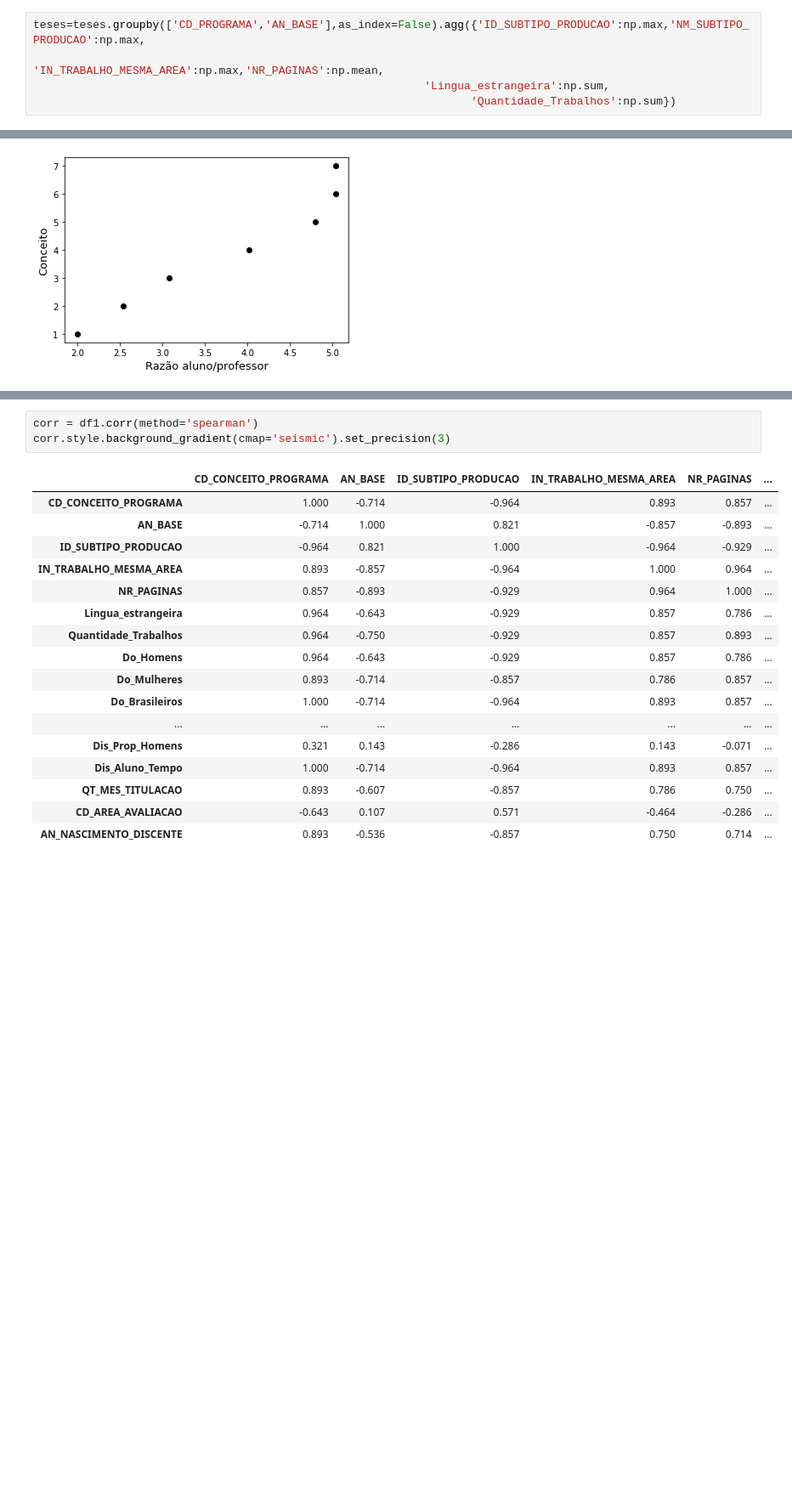
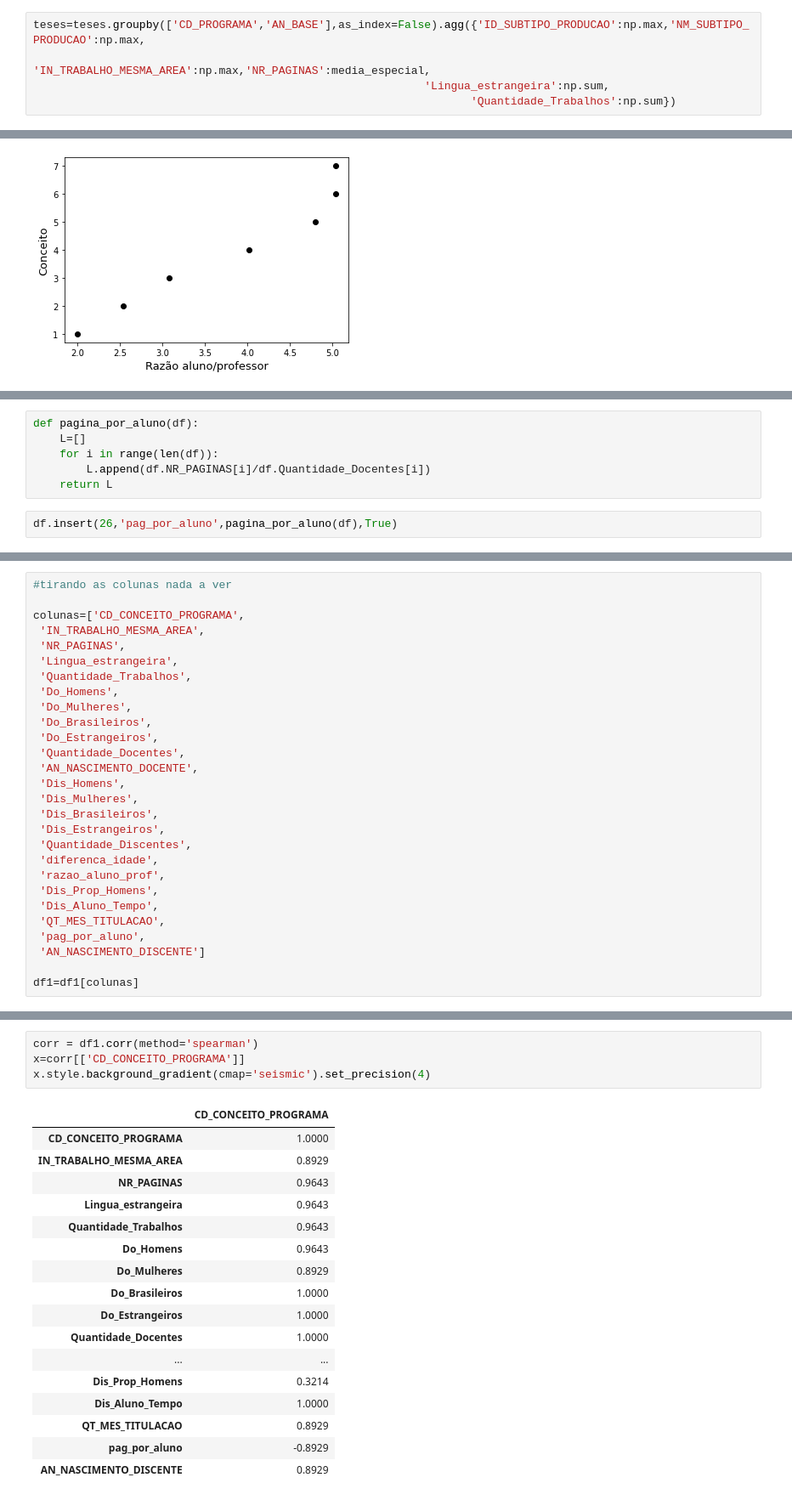
Before and after one commit to ieee-uerj/capes-data-analysis, a Jupyter notebook: Gustavo/Geração de features - Discentes + Docentes + Teses e Dissertacoes (Gustavo).ipynb, the cells around one changed output, grey strips where cells are left out. Shown at 85% size. Saved outputs shown, nothing was run; the diff lists cells and outputs as text; blank space fills up the shorter version.

```diff
--- a/Gustavo/Geração de features - Discentes + Docentes + Teses e Dissertacoes (Gustavo).ipynb
+++ b/Gustavo/Geração de features - Discentes + Docentes + Teses e Dissertacoes (Gustavo).ipynb
@@ -198,7 +199,7 @@ teses['Lingua_estrangeira']=contar_lingua_estrangeira(teses.NM_IDIOMA)
 teses['Quantidade_Trabalhos']=[1 for i in range(len(teses))]
 # %%
 teses=teses.groupby(['CD_PROGRAMA','AN_BASE'],as_index=False).agg({'ID_SUBTIPO_PRODUCAO':np.max,'NM_SUBTIPO_PRODUCAO':np.max,
-                                                           'IN_TRABALHO_MESMA_AREA':np.max,'NR_PAGINAS':np.mean,
+                                                           'IN_TRABALHO_MESMA_AREA':np.max,'NR_PAGINAS':media_especial,
                                                            'Lingua_estrangeira':np.sum,
                                                                   'Quantidade_Trabalhos':np.sum})
 # %%
@@ -328,3 +336,11 @@ Text(0, 0.5, 'Conceito')
+# %%
+def pagina_por_aluno(df):
+    L=[]
+    for i in range(len(df)):
+        L.append(df.NR_PAGINAS[i]/df.Quantidade_Docentes[i])
+    return L
+# %%
+df.insert(26,'pag_por_aluno',pagina_por_aluno(df),True)
 # %%
 df1=df.copy()
 df1=df1.groupby('CD_CONCEITO_PROGRAMA',as_index=False).mean()
@@ -342,2 +358,30 @@ df1.head(8)
+# %%
+#tirando as colunas nada a ver
+
+colunas=['CD_CONCEITO_PROGRAMA',
+ 'IN_TRABALHO_MESMA_AREA',
+ 'NR_PAGINAS',
+ 'Lingua_estrangeira',
+ 'Quantidade_Trabalhos',
+ 'Do_Homens',
+ 'Do_Mulheres',
+ 'Do_Brasileiros',
+ 'Do_Estrangeiros',
+ 'Quantidade_Docentes',
+ 'AN_NASCIMENTO_DOCENTE',
+ 'Dis_Homens',
+ 'Dis_Mulheres',
+ 'Dis_Brasileiros',
+ 'Dis_Estrangeiros',
+ 'Quantidade_Discentes',
+ 'diferenca_idade',
+ 'razao_aluno_prof',
+ 'Dis_Prop_Homens',
+ 'Dis_Aluno_Tempo',
+ 'QT_MES_TITULACAO',
+ 'pag_por_aluno',
+ 'AN_NASCIMENTO_DISCENTE']
+
+df1=df1[colunas]
 # %% [markdown]
 
@@ -351,22 +395,23 @@ Spearman's correlation uses ranks instead of the values. Roughly speaking, it me
 the degree to which the two variables rise (or fall) together, regardless whether the relationship linear."
 # %%
 corr = df1.corr(method='spearman')
-corr.style.background_gradient(cmap='seismic').set_precision(3)
+x=corr[['CD_CONCEITO_PROGRAMA']]
+x.style.background_gradient(cmap='seismic').set_precision(4)
 # %% [output]
-|  | CD_CONCEITO_PROGRAMA | AN_BASE | ID_SUBTIPO_PRODUCAO | IN_TRABALHO_MESMA_AREA | NR_PAGINAS | ... |
-| CD_CONCEITO_PROGRAMA | 1.000 | -0.714 | -0.964 | 0.893 | 0.857 | ... |
-| AN_BASE | -0.714 | 1.000 | 0.821 | -0.857 | -0.893 | ... |
-| ID_SUBTIPO_PRODUCAO | -0.964 | 0.821 | 1.000 | -0.964 | -0.929 | ... |
-| IN_TRABALHO_MESMA_AREA | 0.893 | -0.857 | -0.964 | 1.000 | 0.964 | ... |
-| NR_PAGINAS | 0.857 | -0.893 | -0.929 | 0.964 | 1.000 | ... |
-| Lingua_estrangeira | 0.964 | -0.643 | -0.929 | 0.857 | 0.786 | ... |
-| Quantidade_Trabalhos | 0.964 | -0.750 | -0.929 | 0.857 | 0.893 | ... |
-| Do_Homens | 0.964 | -0.643 | -0.929 | 0.857 | 0.786 | ... |
-| Do_Mulheres | 0.893 | -0.714 | -0.857 | 0.786 | 0.857 | ... |
-| Do_Brasileiros | 1.000 | -0.714 | -0.964 | 0.893 | 0.857 | ... |
-| ... | ... | ... | ... | ... | ... | ... |
-| Dis_Prop_Homens | 0.321 | 0.143 | -0.286 | 0.143 | -0.071 | ... |
-| Dis_Aluno_Tempo | 1.000 | -0.714 | -0.964 | 0.893 | 0.857 | ... |
-| QT_MES_TITULACAO | 0.893 | -0.607 | -0.857 | 0.786 | 0.750 | ... |
-| CD_AREA_AVALIACAO | -0.643 | 0.107 | 0.571 | -0.464 | -0.286 | ... |
-| AN_NASCIMENTO_DISCENTE | 0.893 | -0.536 | -0.857 | 0.750 | 0.714 | ... |
+|  | CD_CONCEITO_PROGRAMA |
+| CD_CONCEITO_PROGRAMA | 1.0000 |
+| IN_TRABALHO_MESMA_AREA | 0.8929 |
+| NR_PAGINAS | 0.9643 |
+| Lingua_estrangeira | 0.9643 |
+| Quantidade_Trabalhos | 0.9643 |
+| Do_Homens | 0.9643 |
+| Do_Mulheres | 0.8929 |
+| Do_Brasileiros | 1.0000 |
+| Do_Estrangeiros | 1.0000 |
+| Quantidade_Docentes | 1.0000 |
+| ... | ... |
+| Dis_Prop_Homens | 0.3214 |
+| Dis_Aluno_Tempo | 1.0000 |
+| QT_MES_TITULACAO | 0.8929 |
+| pag_por_aluno | -0.8929 |
+| AN_NASCIMENTO_DISCENTE | 0.8929 |
```
Also changed, not shown: parts of 19 cells of this notebook.
